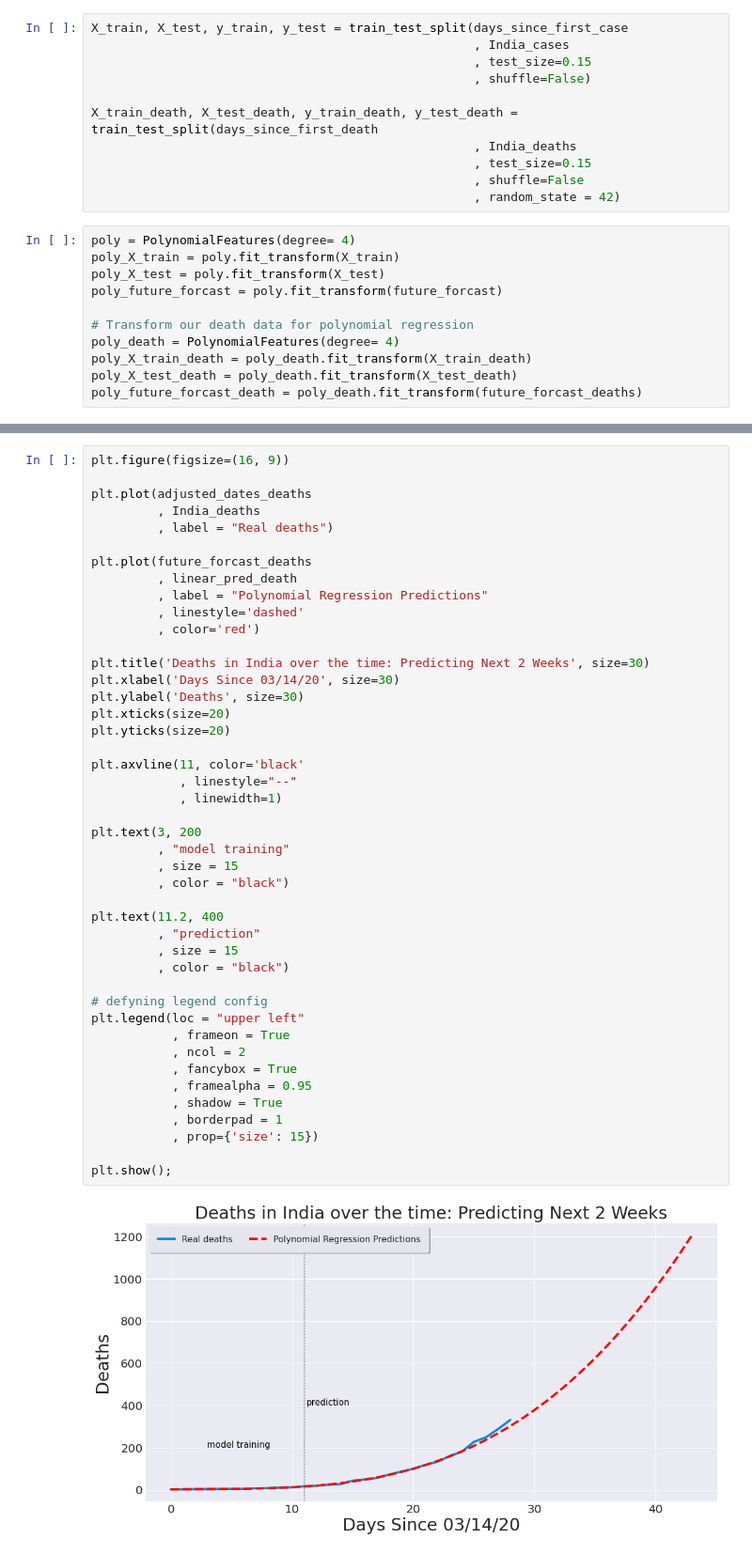
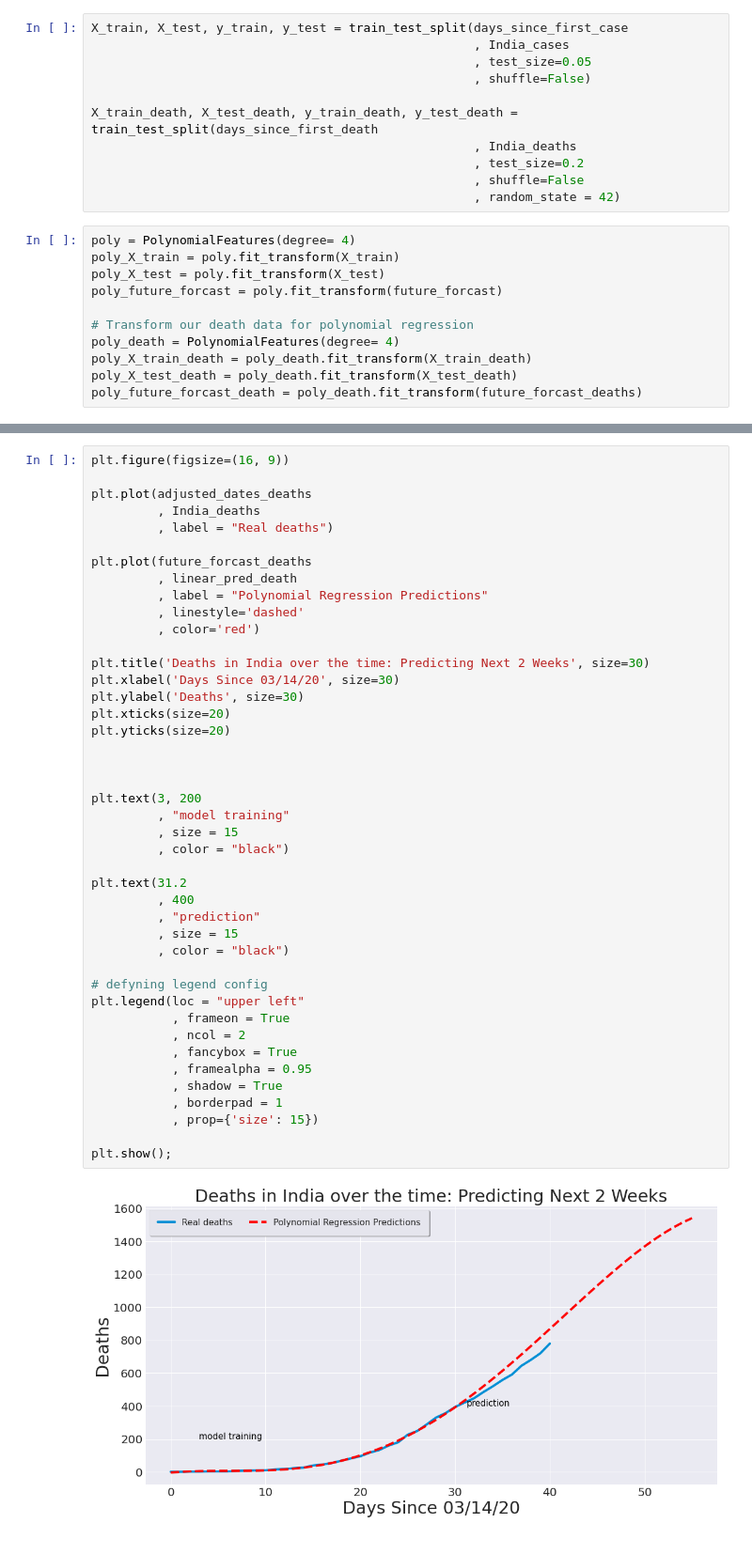
Before and after one commit to parthvishah/COVID19-India, a Jupyter notebook: Covid19India.ipynb, the cells around one changed output, grey strips where cells are left out. Shown at 94% size. Cells and saved outputs as stored; diff of their text form.

```diff
--- a/Covid19India.ipynb
+++ b/Covid19India.ipynb
@@ -731,12 +858,12 @@ adjusted_dates_deaths = future_forcast_deaths[:-15]
 # %%
 X_train, X_test, y_train, y_test = train_test_split(days_since_first_case
                                                     , India_cases
-                                                    , test_size=0.15
+                                                    , test_size=0.05
                                                     , shuffle=False)
 
 X_train_death, X_test_death, y_train_death, y_test_death = train_test_split(days_since_first_death
                                                     , India_deaths
-                                                    , test_size=0.15
+                                                    , test_size=0.2
                                                     , shuffle=False
                                                     , random_state = 42)
 # %%
@@ -879,35 +1008,34 @@ plt.plot(future_forcast_deaths
          , color='red')
 
 plt.title('Deaths in India over the time: Predicting Next 2 Weeks', size=30)
 plt.xlabel('Days Since 03/14/20', size=30)
 plt.ylabel('Deaths', size=30)
 plt.xticks(size=20)
 plt.yticks(size=20)
 
-plt.axvline(11, color='black'
-            , linestyle="--"
-            , linewidth=1)
+
 
 plt.text(3, 200
          , "model training"
          , size = 15
          , color = "black")
 
-plt.text(11.2, 400
+plt.text(31.2
+         , 400
          , "prediction"
          , size = 15
          , color = "black")
 
 # defyning legend config
 plt.legend(loc = "upper left"
            , frameon = True
            , ncol = 2
            , fancybox = True
            , framealpha = 0.95
            , shadow = True
            , borderpad = 1
            , prop={'size': 15})
 
 plt.show();
 # %% [output]
-[figure, old version]
+[figure, new version]
```
Also changed, not shown: parts of 65 cells of this notebook.
